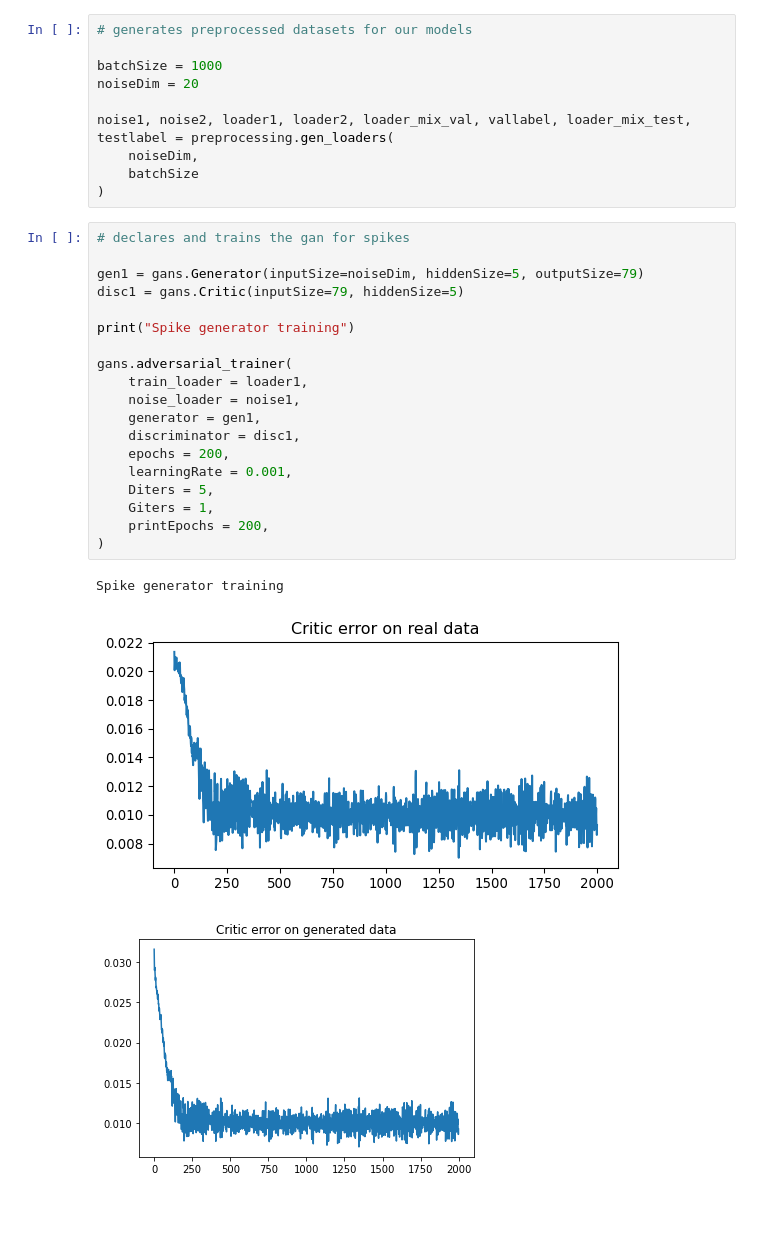
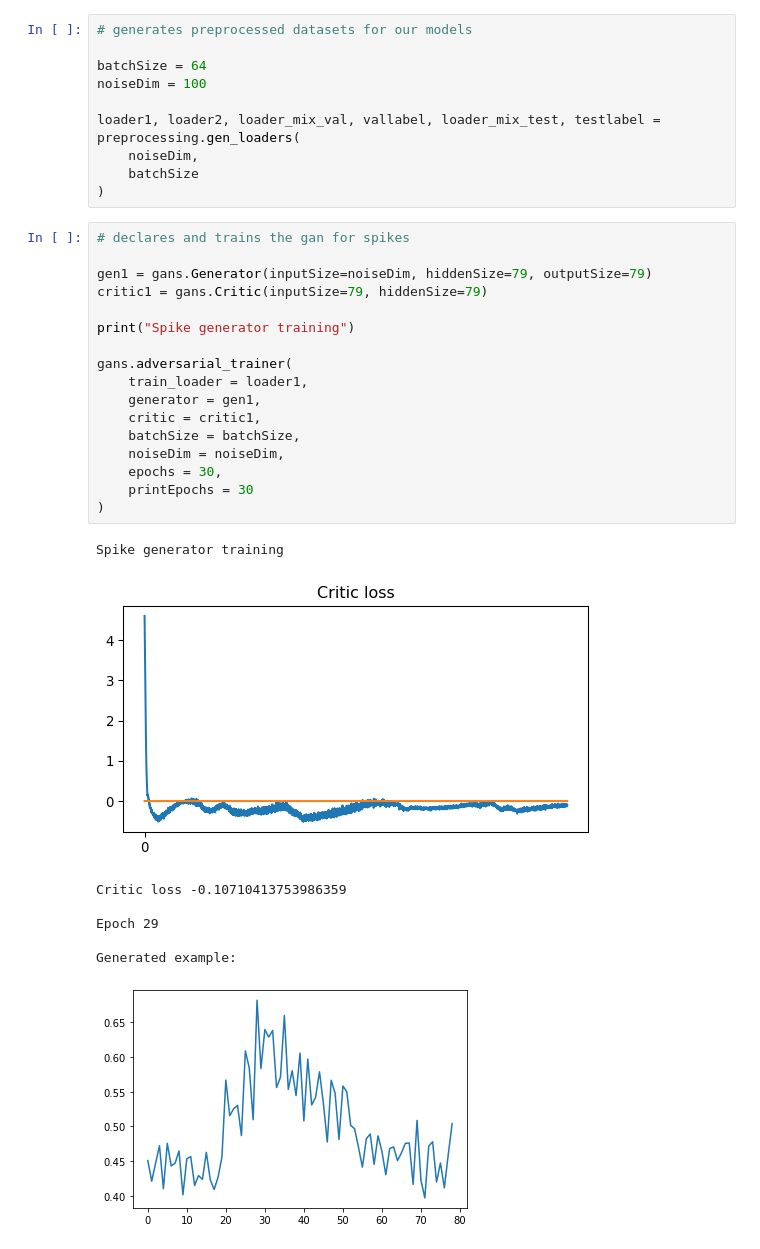
Before and after one commit to AlexDodon/sourceseparation_misc, a Jupyter notebook: time_series.ipynb, the cells around one changed output. Cells and saved outputs as stored; diff of their text form; blank space fills up the shorter version.

```diff
--- a/time_series.ipynb
+++ b/time_series.ipynb
@@ -10,33 +7,36 @@ The autoreload extension is already loaded. To reload it, use:
 # %%
 # generates preprocessed datasets for our models
 
-batchSize = 1000
-noiseDim = 20
+batchSize = 64
+noiseDim = 100
 
-noise1, noise2, loader1, loader2, loader_mix_val, vallabel, loader_mix_test, testlabel = preprocessing.gen_loaders(
+loader1, loader2, loader_mix_val, vallabel, loader_mix_test, testlabel = preprocessing.gen_loaders(
     noiseDim,
     batchSize
 )
 # %%
 # declares and trains the gan for spikes
 
-gen1 = gans.Generator(inputSize=noiseDim, hiddenSize=5, outputSize=79)
-disc1 = gans.Critic(inputSize=79, hiddenSize=5)
+gen1 = gans.Generator(inputSize=noiseDim, hiddenSize=79, outputSize=79)
+critic1 = gans.Critic(inputSize=79, hiddenSize=79)
 
 print("Spike generator training")
 
 gans.adversarial_trainer(
     train_loader = loader1,
-    noise_loader = noise1,
     generator = gen1,
-    discriminator = disc1,
-    epochs = 200,
-    learningRate = 0.001,
-    Diters = 5,
-    Giters = 1,
-    printEpochs = 200,
+    critic = critic1,
+    batchSize = batchSize,
+    noiseDim = noiseDim,
+    epochs = 30,
+    printEpochs = 30
 )
 # %% [output]
 Spike generator training
-[figure, old version]
+[figure, new version]
+Critic loss -0.10710413753986359
+
+Epoch 29
+
+Generated example:
-[figure, old version]
+[figure, new version]
```
Also changed, not shown: parts of 5 cells of this notebook, 2 other files.
